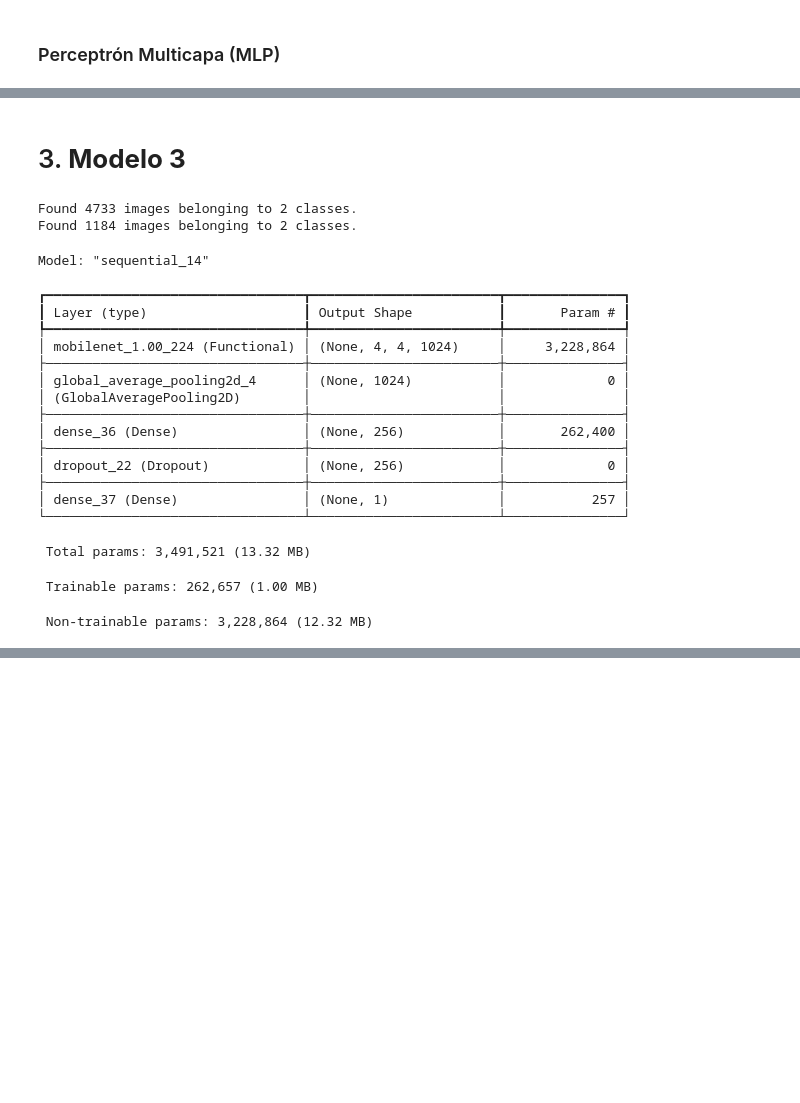
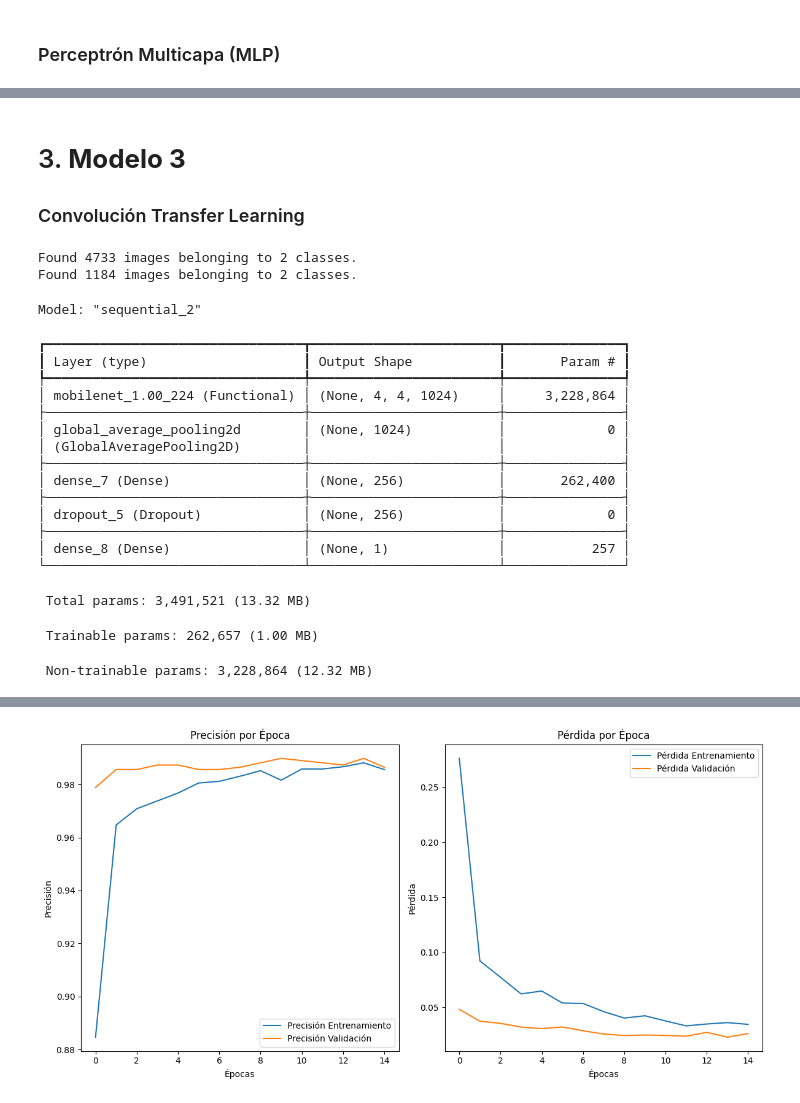
Before and after one commit to Godoca2/RNA_Convolucionales, a Jupyter notebook: Scripts/Tarea_2_Machine_Learning_Avanzado.ipynb, the cells around one changed output, grey strips where cells are left out. Cells and saved outputs as stored; diff of their text form; code cells hidden in the pictures; blank space fills up the shorter version.

```diff
--- a/Scripts/Tarea_2_Machine_Learning_Avanzado.ipynb
+++ b/Scripts/Tarea_2_Machine_Learning_Avanzado.ipynb
@@ -725,18 +480,7 @@ weighted avg       0.93      0.93      0.93      1184
 # %% [markdown]
 # 3. **Modelo 3**
+### Convolución Transfer Learning
 # %%
-# Importar las bibliotecas necesarias
-from tensorflow.keras.applications import MobileNet
-from tensorflow.keras.models import Sequential
-from tensorflow.keras.layers import Dense, Dropout, GlobalAveragePooling2D
-from tensorflow.keras.optimizers import Adam
-from tensorflow.keras.preprocessing.image import ImageDataGenerator
-
-# Rutas actualizadas del dataset
-data_dir = r"C:\Users\cgodo\.cache\kagglehub\datasets\samuelcortinhas\muffin-vs-chihuahua-image-classification\versions\2"
-train_dir = f"{data_dir}\\train"
-test_dir = f"{data_dir}\\test"
-
 # Parámetros generales
 input_shape = (150, 150, 3)
 batch_size = 32
@@ -757,14 +501,14 @@ test_datagen = ImageDataGenerator(rescale=1.0/255)
 
 # Generadores de datos
 train_generator = train_datagen.flow_from_directory(
-    train_dir,
+    train_dir,  # Directorio de entrenamiento definido previamente
     target_size=(input_shape[0], input_shape[1]),
     batch_size=batch_size,
     class_mode='binary'
 )
 
 test_generator = test_datagen.flow_from_directory(
-    test_dir,
+    test_dir,  # Directorio de prueba definido previamente
     target_size=(input_shape[0], input_shape[1]),
     batch_size=batch_size,
     class_mode='binary'
@@ -787,8 +531,8 @@ def create_transfer_learning_model(input_shape=(150, 150, 3), learning_rate=1e-4
 
     # Compilar el modelo
     model.compile(optimizer=Adam(learning_rate=learning_rate),
-                loss='binary_crossentropy',
-                metrics=['accuracy'])
+                  loss='binary_crossentropy',
+                  metrics=['accuracy'])
     return model
 
 # Crear el modelo
@@ -808,23 +552,47 @@ history = transfer_learning_model.fit(
 test_loss, test_accuracy = transfer_learning_model.evaluate(test_generator)
 print(f"Pérdida en prueba: {test_loss:.4f}")
 print(f"Precisión en prueba: {test_accuracy:.4f}")
+
+# Graficar la precisión y pérdida durante el entrenamiento
+plt.figure(figsize=(12, 6))
+
+# Gráfica de precisión
+plt.subplot(1, 2, 1)
+plt.plot(history.history['accuracy'], label='Precisión Entrenamiento')
+plt.plot(history.history['val_accuracy'], label='Precisión Validación')
+plt.xlabel('Épocas')
+plt.ylabel('Precisión')
+plt.legend()
+plt.title('Precisión por Época')
+
+# Gráfica de pérdida
+plt.subplot(1, 2, 2)
+plt.plot(history.history['loss'], label='Pérdida Entrenamiento')
+plt.plot(history.history['val_loss'], label='Pérdida Validación')
+plt.xlabel('Épocas')
+plt.ylabel('Pérdida')
+plt.legend()
+plt.title('Pérdida por Época')
+
+plt.tight_layout()
+plt.show()
 # %% [output]
 Found 4733 images belonging to 2 classes.
 Found 1184 images belonging to 2 classes.
-Model: "sequential_14"
+Model: "sequential_2"
 ┏━━━━━━━━━━━━━━━━━━━━━━━━━━━━━━━━━┳━━━━━━━━━━━━━━━━━━━━━━━━┳━━━━━━━━━━━━━━━┓
 ┃ Layer (type)                    ┃ Output Shape           ┃       Param # ┃
 ┡━━━━━━━━━━━━━━━━━━━━━━━━━━━━━━━━━╇━━━━━━━━━━━━━━━━━━━━━━━━╇━━━━━━━━━━━━━━━┩
 │ mobilenet_1.00_224 (Functional) │ (None, 4, 4, 1024)     │     3,228,864 │
 ├─────────────────────────────────┼────────────────────────┼───────────────┤
-│ global_average_pooling2d_4      │ (None, 1024)           │             0 │
+│ global_average_pooling2d        │ (None, 1024)           │             0 │
 │ (GlobalAveragePooling2D)        │                        │               │
 ├─────────────────────────────────┼────────────────────────┼───────────────┤
-│ dense_36 (Dense)                │ (None, 256)            │       262,400 │
+│ dense_7 (Dense)                 │ (None, 256)            │       262,400 │
 ├─────────────────────────────────┼────────────────────────┼───────────────┤
-│ dropout_22 (Dropout)            │ (None, 256)            │             0 │
+│ dropout_5 (Dropout)             │ (None, 256)            │             0 │
 ├─────────────────────────────────┼────────────────────────┼───────────────┤
-│ dense_37 (Dense)                │ (None, 1)              │           257 │
+│ dense_8 (Dense)                 │ (None, 1)              │           257 │
 └─────────────────────────────────┴────────────────────────┴───────────────┘
  Total params: 3,491,521 (13.32 MB)
  Trainable params: 262,657 (1.00 MB)
@@ -848,0 +617 @@ Precisión en prueba: 0.9907
+[figure, added]
```
Also changed, not shown: parts of 29 cells of this notebook.
